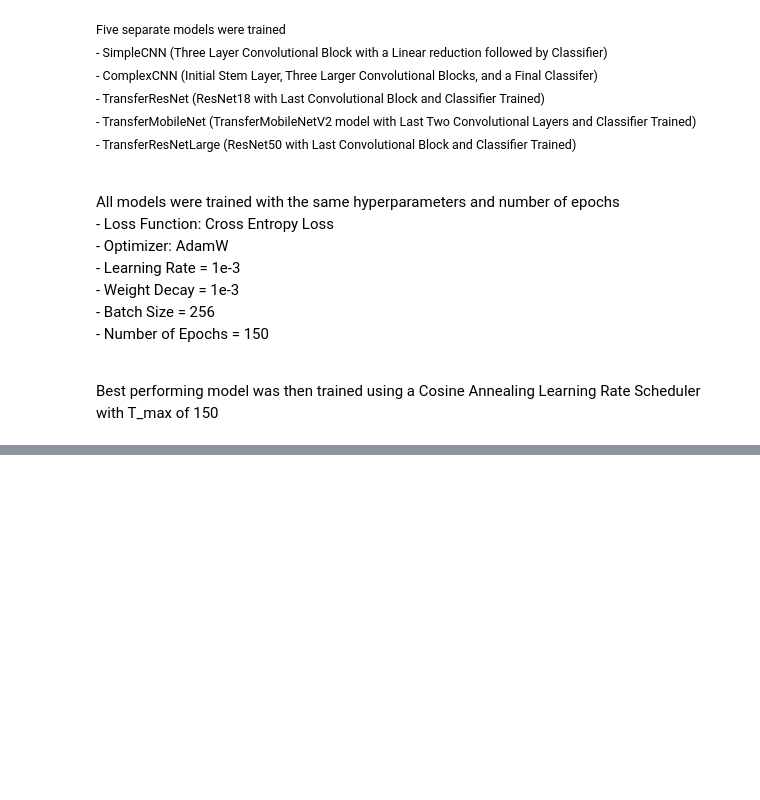
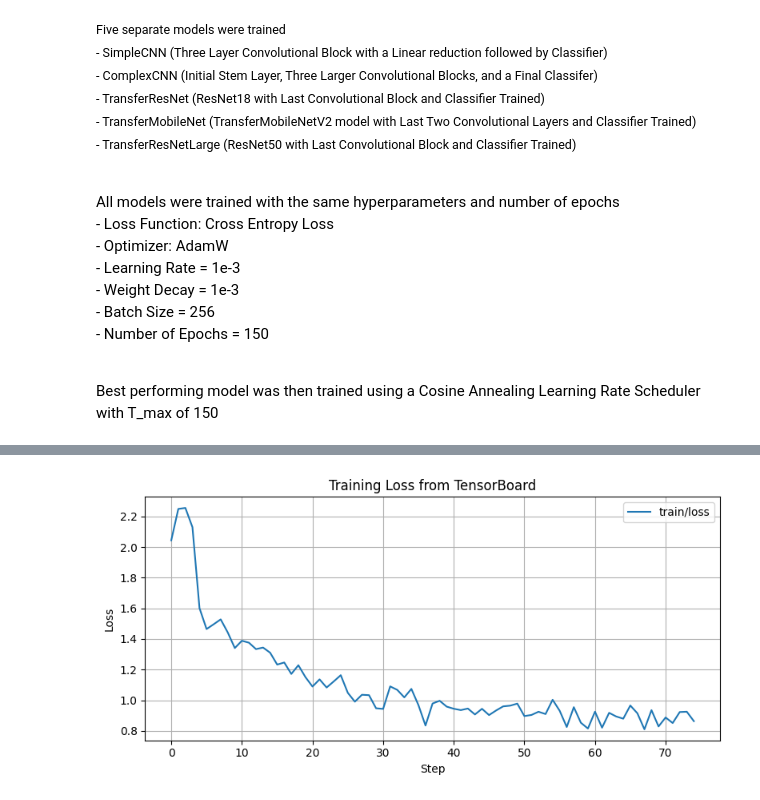
Before and after one commit to JsteinerDataEngineer/brain_tumor_identification, a Jupyter notebook: notebooks/brain_tumor_identification.ipynb, the cells around one changed output, grey strips where cells are left out. Drawn from its saved outputs; the diff is of its cells as text; code cells hidden in the pictures; blank space fills up the shorter version.

```diff
--- a/notebooks/brain_tumor_identification.ipynb
+++ b/notebooks/brain_tumor_identification.ipynb
@@ -601,0 +858,30 @@ TRAIN MODELS
+# %%
+## Use below code to plot training/validaiton curves
+
+
+from tensorboard.backend.event_processing import event_accumulator
+import matplotlib.pyplot as plt
+
+# Load the event file (adjust path as needed)
+ea = event_accumulator.EventAccumulator(r"..\logs\complexCNN_0802_192529\events.out.tfevents.1754177129.JS_Laptop.16064.0")
+ea.Reload()
+
+# Extract scalar values
+train_loss_events = ea.Scalars("train/loss")
+
+# Parse steps and values
+steps = [event.step for event in train_loss_events]
+values = [event.value for event in train_loss_events]
+
+# Plot
+plt.figure(figsize=(8, 4))
+plt.plot(steps, values, label="train/loss")
+plt.xlabel("Step")
+plt.ylabel("Loss")
+plt.title("Training Loss from TensorBoard")
+plt.grid(True)
+plt.legend()
+plt.tight_layout()
+plt.show()
+# %% [output]
+[figure, added]
```
Also changed, not shown: parts of 6 cells of this notebook.
